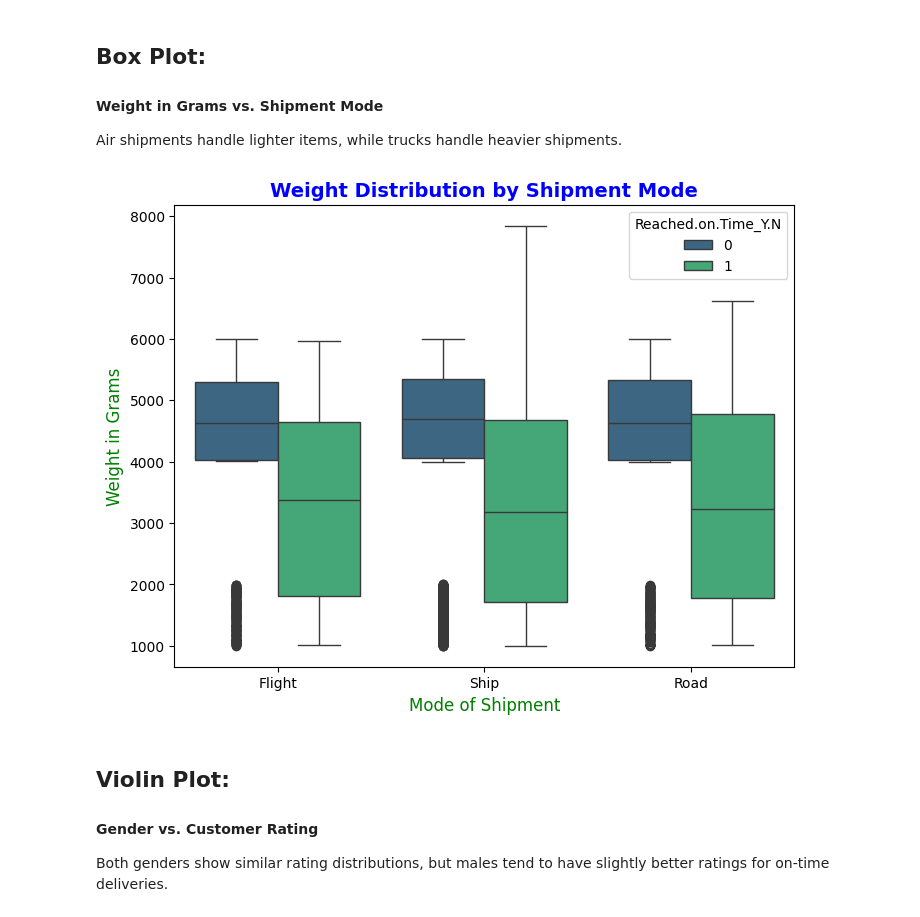
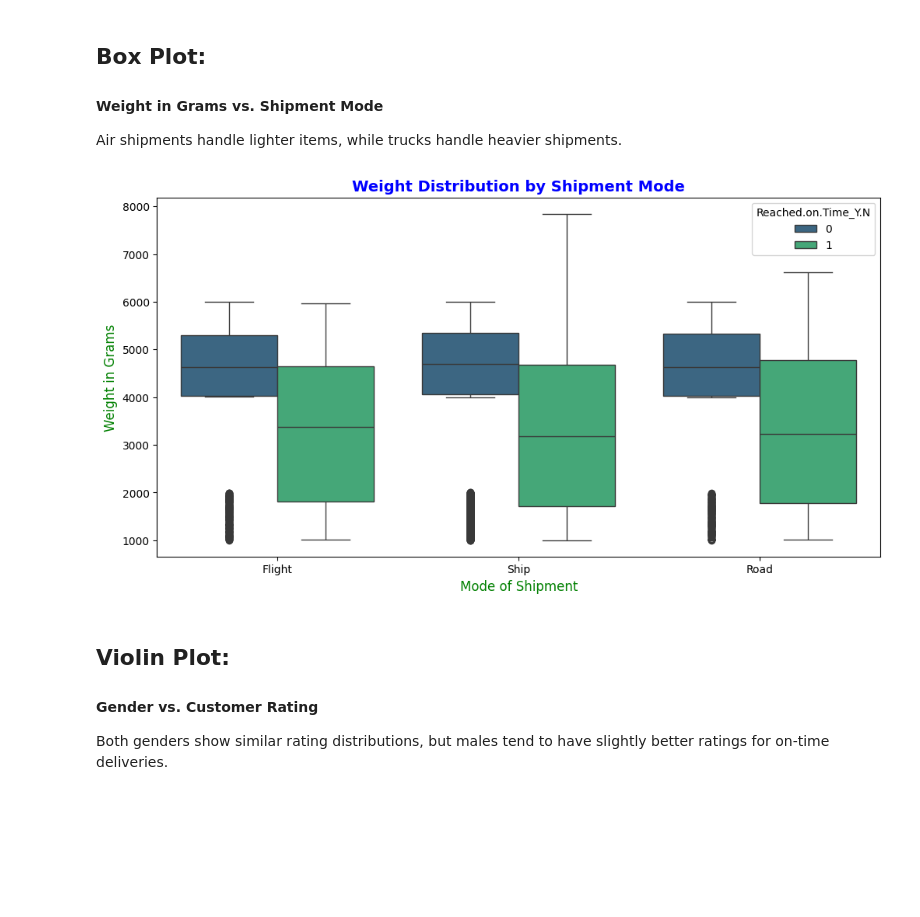
Before and after one commit to Sara2539360/Excel, a Jupyter notebook: Final_ML_Project_E_Comm.ipynb, the cells around one changed output. Saved outputs shown, nothing was run; the diff lists cells and outputs as text; code cells hidden in the pictures; blank space fills up the shorter version.

```diff
--- a/Final_ML_Project_E_Comm.ipynb
+++ b/Final_ML_Project_E_Comm.ipynb
@@ -177,14 +178,14 @@ plt.show()
 
 Air shipments handle lighter items, while trucks handle heavier shipments.
 # %%
-plt.figure(figsize=(8, 6))
+plt.figure(figsize=(12, 6))
 sns.boxplot(data=df, x='Mode_of_Shipment', y='Weight_in_gms', hue='Reached.on.Time_Y.N', palette='viridis')
 plt.title('Weight Distribution by Shipment Mode', fontsize=14, fontweight='bold', color='blue')
 plt.xlabel('Mode of Shipment', fontsize=12, color='green')
 plt.ylabel('Weight in Grams', fontsize=12, color='green')
 plt.show()
 # %% [output]
-[figure, old version]
+[figure, new version]
 # %% [markdown]
 ## Violin Plot:
 
```
Also changed, not shown: parts of 36 cells of this notebook.
